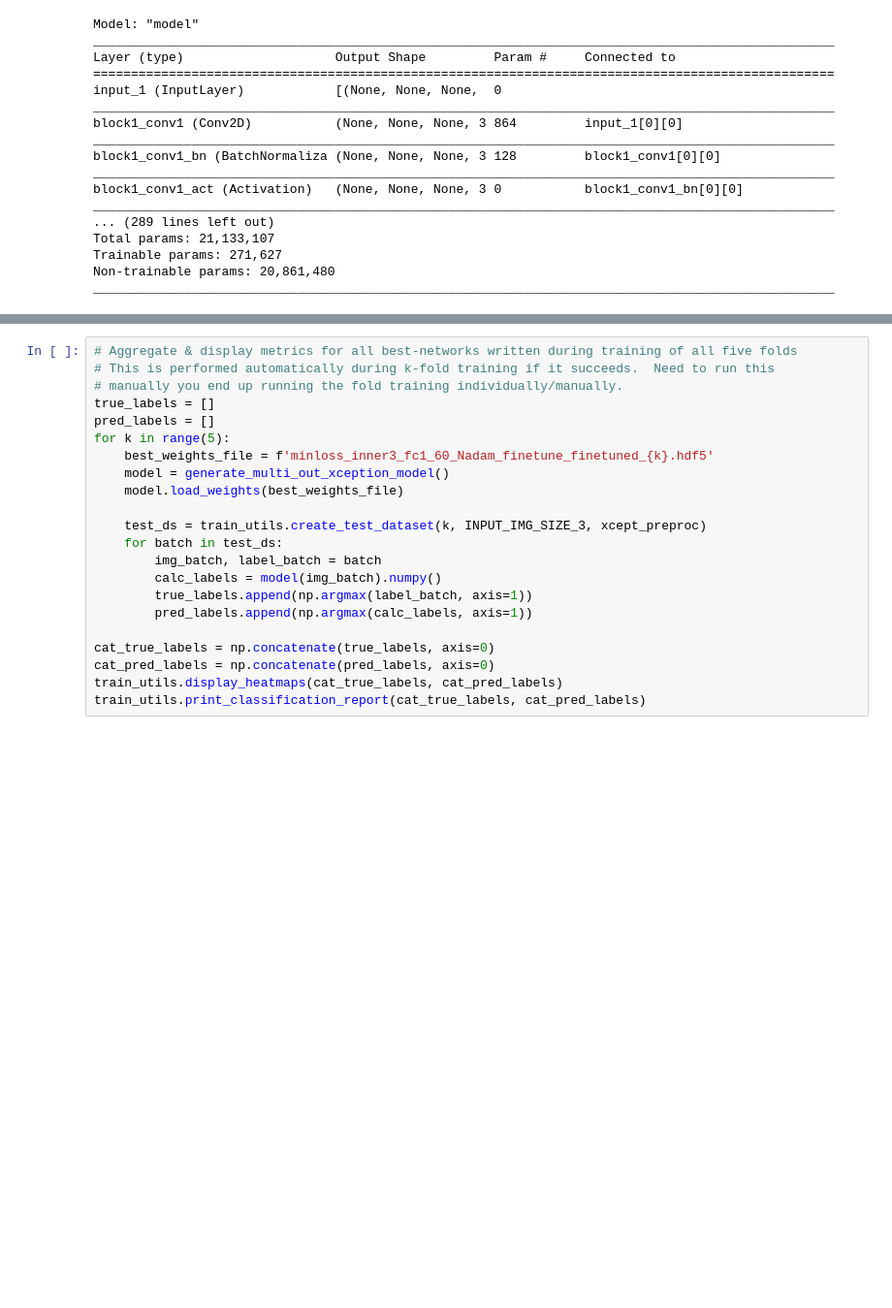
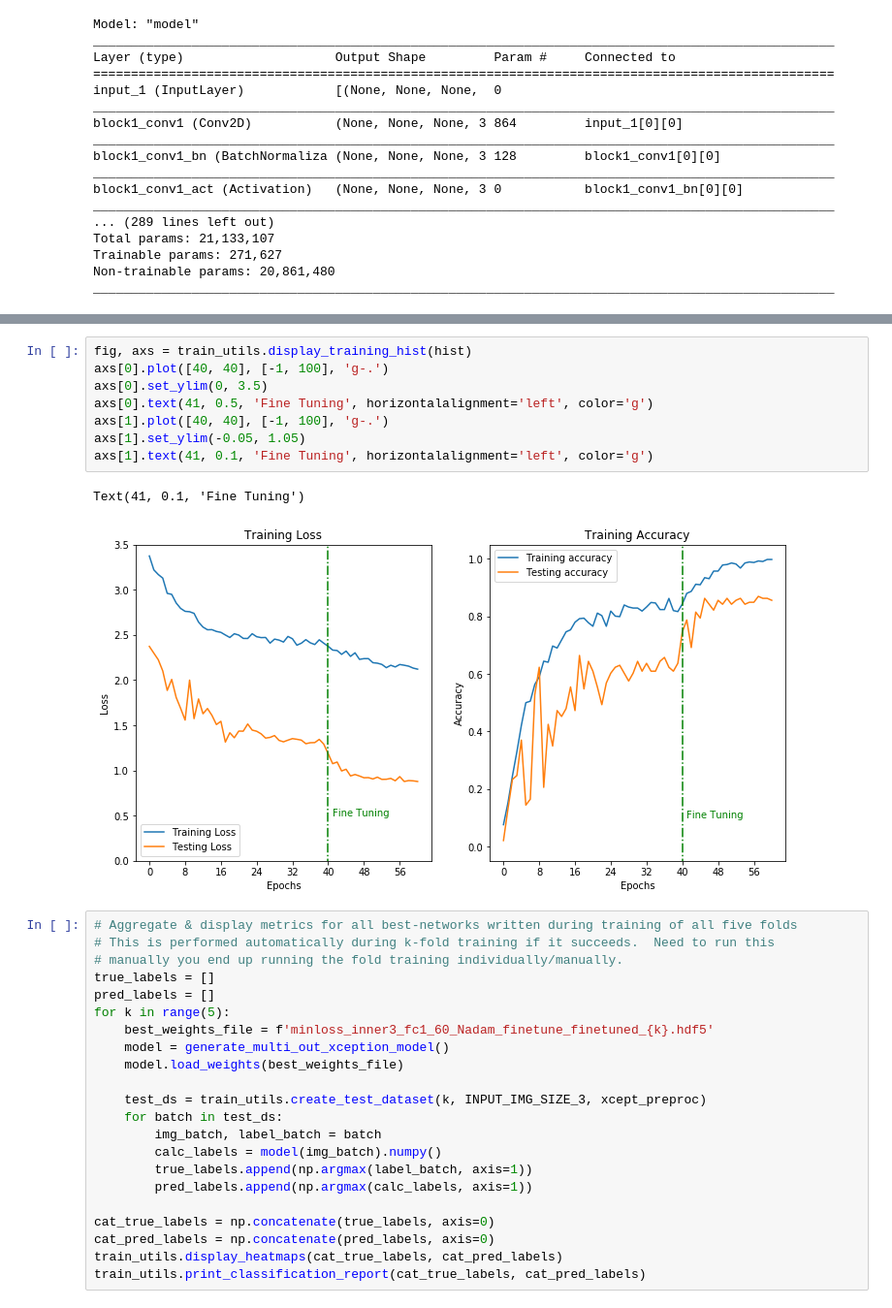
Before and after one commit to etotheipi/church_temple_classify, a Jupyter notebook: classification_training.ipynb, the cells around one changed output, grey strips where cells are left out. Shown at 97% size. Drawn from its saved outputs; the diff is of its cells as text; blank space fills up the shorter version.

```diff
--- a/classification_training.ipynb
+++ b/classification_training.ipynb
@@ -523,3 +523,14 @@ Epoch 6/40
+# %%
+fig, axs = train_utils.display_training_hist(hist)
+axs[0].plot([40, 40], [-1, 100], 'g-.')
+axs[0].set_ylim(0, 3.5)
+axs[0].text(41, 0.5, 'Fine Tuning', horizontalalignment='left', color='g')
+axs[1].plot([40, 40], [-1, 100], 'g-.')
+axs[1].set_ylim(-0.05, 1.05)
+axs[1].text(41, 0.1, 'Fine Tuning', horizontalalignment='left', color='g')
+# %% [output]
+Text(41, 0.1, 'Fine Tuning')
+[figure, added]
 # %%
 # Aggregate & display metrics for all best-networks written during training of all five folds
 # This is performed automatically during k-fold training if it succeeds.  Need to run this
```
Also changed, not shown: parts of 2 cells of this notebook, 2 other files.
